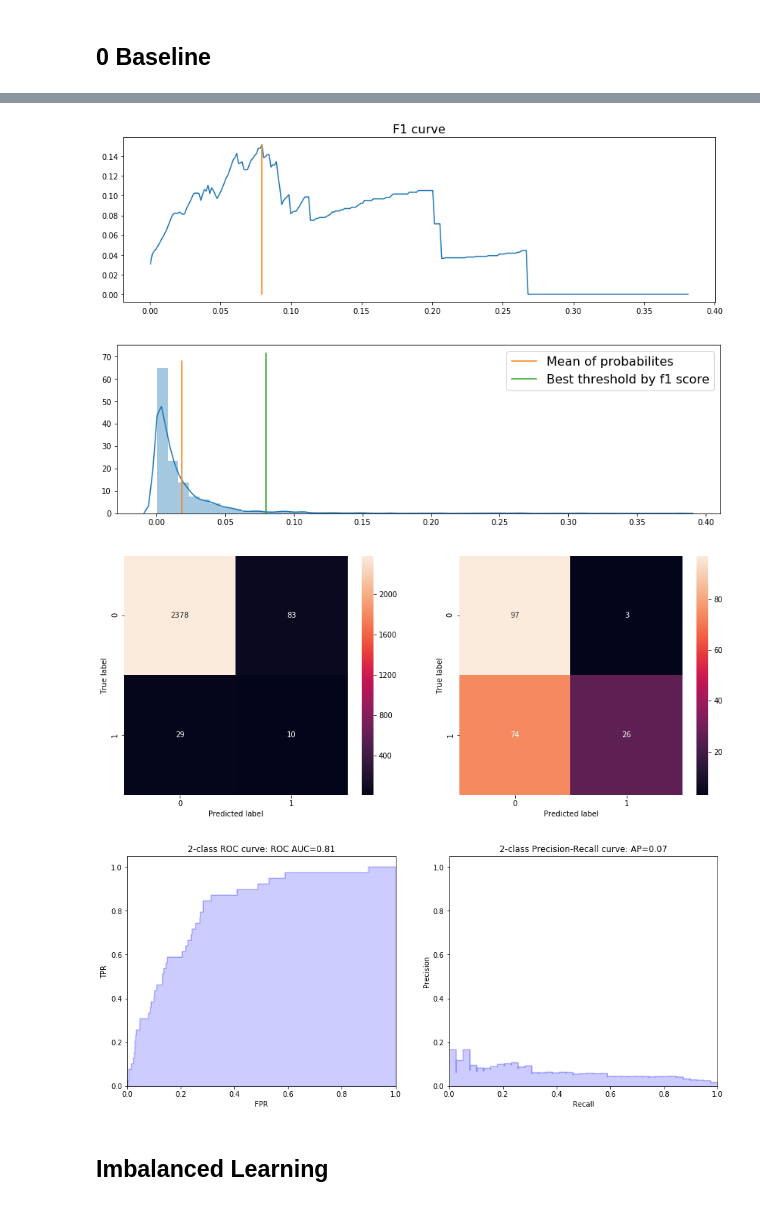
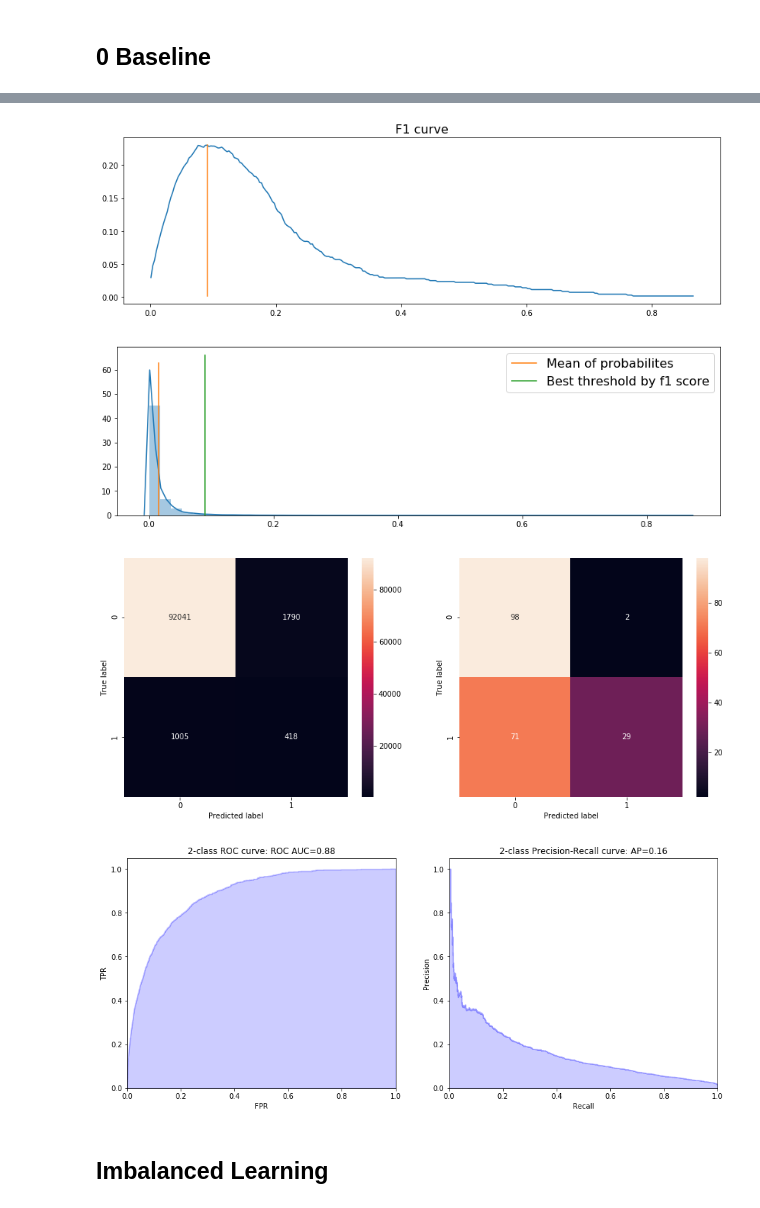
Before and after one commit to rkhass/Research, a Jupyter notebook: Baseline.ipynb, the cells around one changed output, grey strips where cells are left out. Saved outputs shown, nothing was run; the diff lists cells and outputs as text; code cells hidden in the pictures.

```diff
--- a/Baseline.ipynb
+++ b/Baseline.ipynb
@@ -95,8 +96,9 @@ def plot_probas(prediction_proba, y_test):
     plt.plot([proba_f1_best] * 2, ax.get_ylim(), label='Best threshold by f1 score')
     plt.legend(fontsize=16)
 # %%
-data = pd.read_csv('TransformedData.csv')
-data.fillna(0, inplace=True)
+data = pd.read_pickle('../../Datasets/TransformedFullData.pkl')
+#data = pd.read_csv('TransformedData.csv')
+#data.fillna(0, inplace=True)
 # %%
 ## train test split of data
 X_train, X_test, y_train, y_test = train_test_split(data.drop(['ID', 'target'], axis=1), data.target, random_state=0)
@@ -128,6 +134,6 @@ Wall time: 8.26 s
 # %%
 %%time
-model = XGBClassifier()
+model = XGBClassifier(n_jobs=-1)
 model.fit(X_train, y_train)
 
 prediction_proba = model.predict_proba(X_test)
@@ -147,4 +153,4 @@ Wall time: 53.1 s
-[figure, old version]
+[figure, new version]
-[figure, old version]
+[figure, new version]
-[figure, old version]
+[figure, new version]
-[figure, old version]
+[figure, new version]
```
Also changed, not shown: parts of 45 cells of this notebook, 7 other files.
